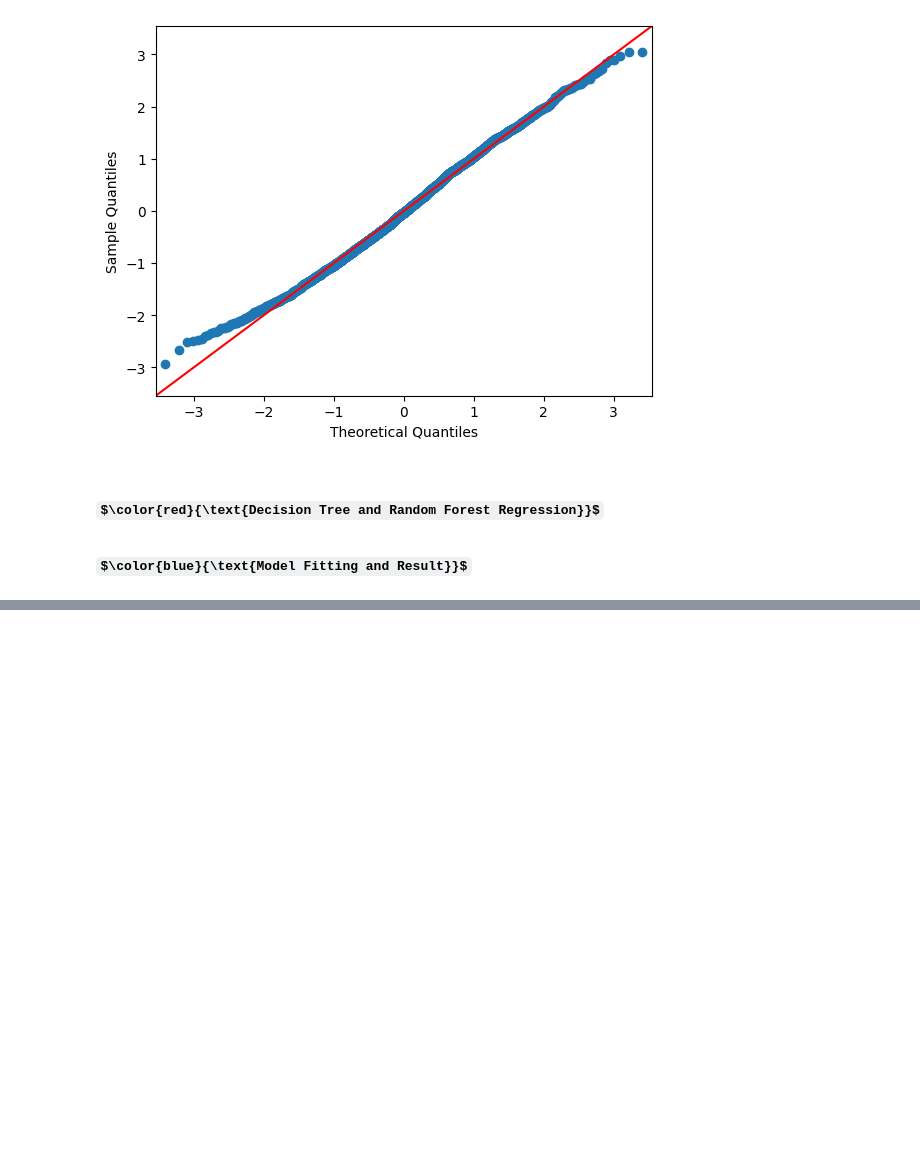
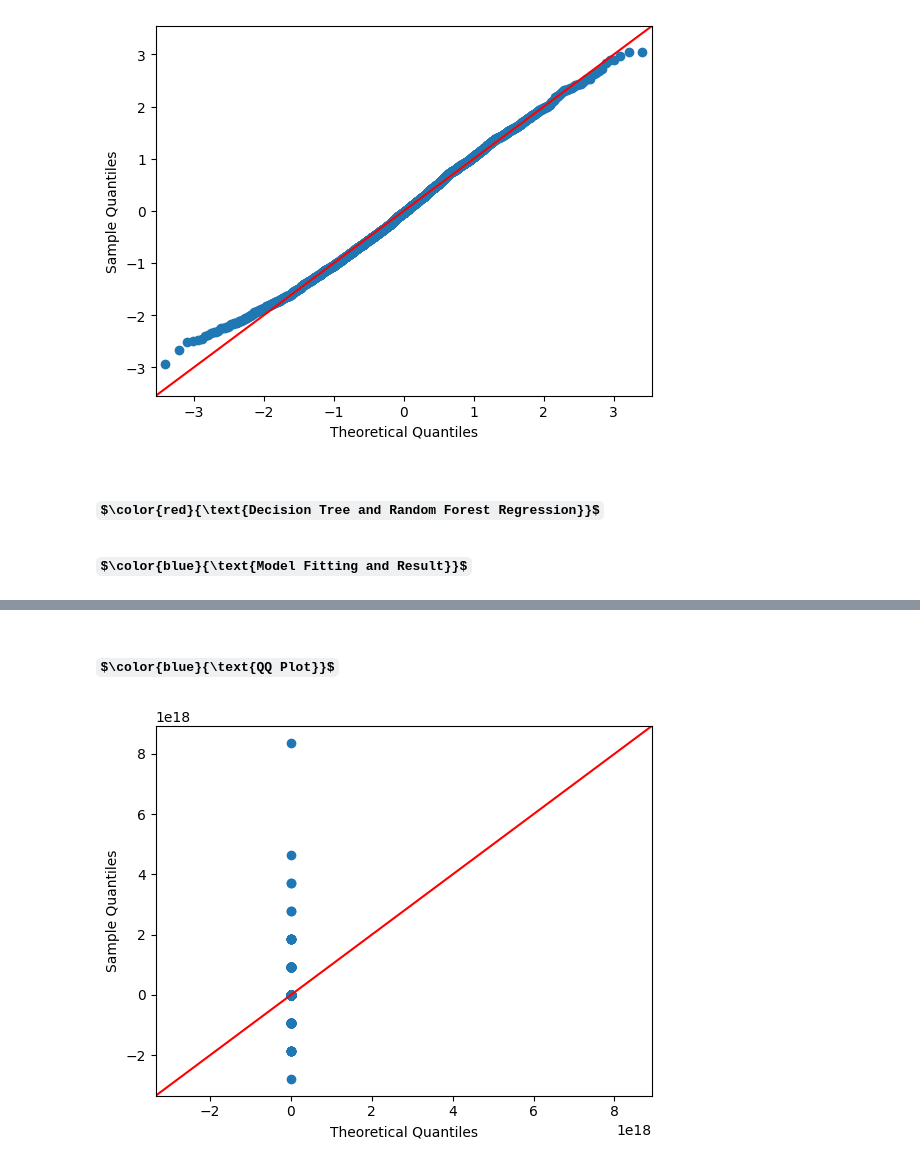
Before and after one commit to coreygoavec/Presentation-2, a Jupyter notebook: Presentation_2.ipynb, the cells around one changed output, grey strips where cells are left out. Cells and saved outputs as stored; diff of their text form; code cells hidden in the pictures; some formulas as TeX source; blank space fills up the shorter version.

```diff
--- a/Presentation_2.ipynb
+++ b/Presentation_2.ipynb
@@ -324,0 +365,19 @@ rf_model = RandomForestRegressor(random_state = 100).fit(trainX, trainY)
+# %%
+# Get Avg_Utilization_Ratio predictions
+dt_pred = dt_model.predict(testX)
+rf_pred = dt_model.predict(testX)
+# %% [markdown]
+### $\color{blue}{\text{QQ Plot}}$
+# %%
+import statsmodels.api as sm
+import scipy.stats as stats
+
+# Get residuals for decision tree and rf models
+dt_res = testY - dt_pred
+rf_res = testY - rf_pred
+
+# Decision Tree Plot
+fig = sm.qqplot(dt_res, stats.t, fit = True, line = '45')
+plt.show()
+# %% [output]
+[figure, added]
```
Also changed, not shown: parts of 15 cells of this notebook.
